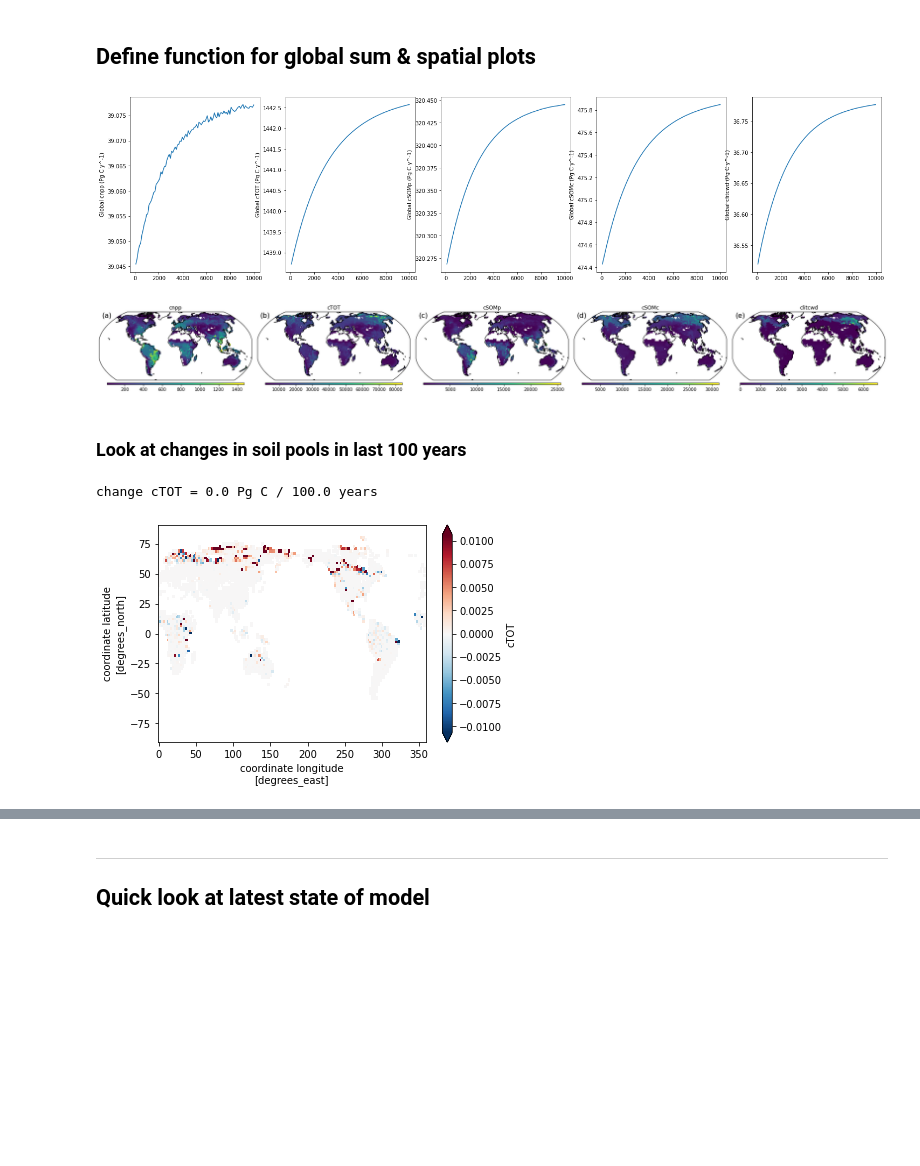
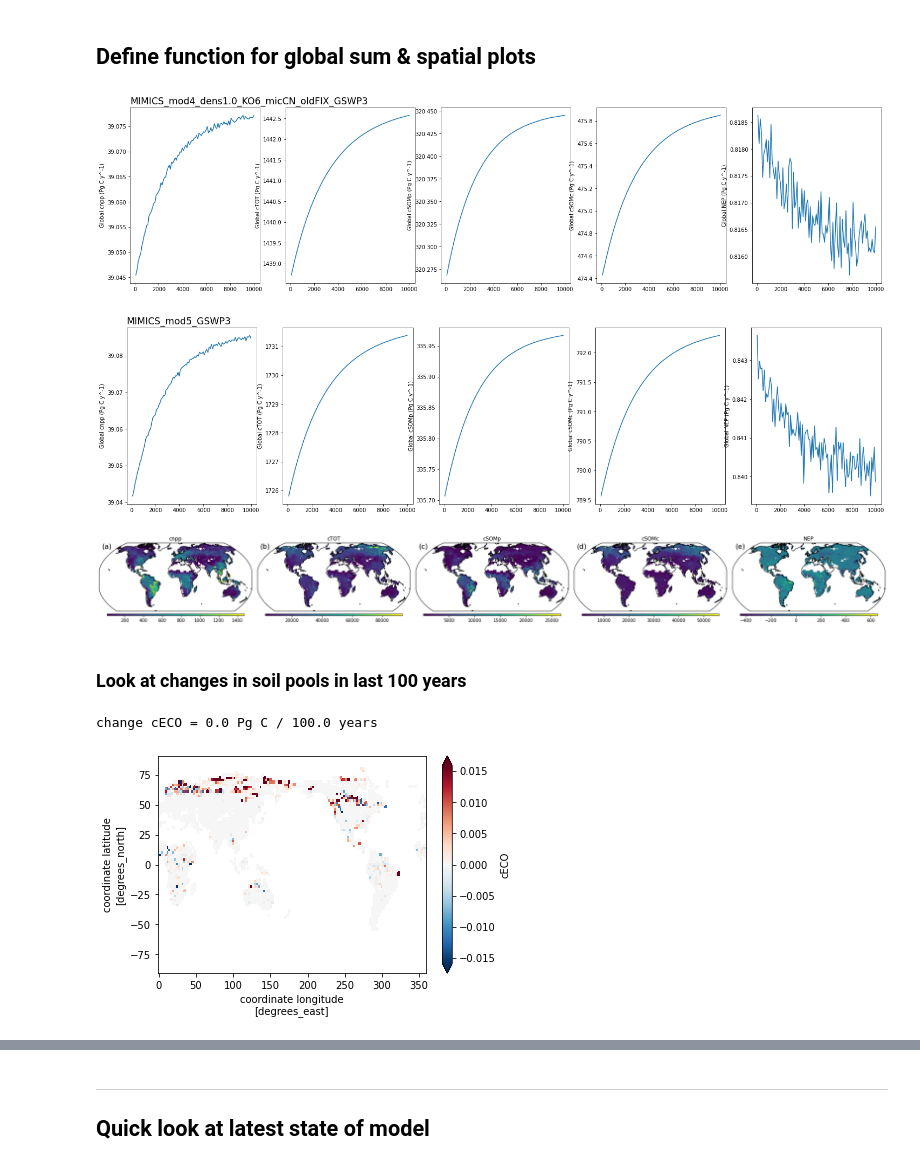
Before and after one commit to wwieder/biogeochem_testbed, a Jupyter notebook: analysis_code/CheckSpinup.ipynb, the cells around one changed output, grey strips where cells are left out. Saved outputs shown, nothing was run; the diff lists cells and outputs as text; code cells hidden in the pictures; blank space fills up the shorter version.

```diff
--- a/analysis_code/CheckSpinup.ipynb
+++ b/analysis_code/CheckSpinup.ipynb
@@ -93,0 +63,15 @@ print('-- read in dataset -- ')
+# %%
+#some logicals to use later on
+model = 'mim'
+CN = True
+compare = True   #to compare & plot two cases
+
+path = '/project/tss/wwieder/biogeochem_testbed_1.1/'
+sim  = 'MIMICS_mod5_GSWP3'  #'CASACNP_mod4_GSWP3'
+sim2 = 'MIMICS_mod4_dens1.0_KO6_micCN_oldFIX_GSWP3'  #second case to compare  with
+
+if CN == True:
+    case  = 'GRID_CN/'+sim+ '/OUTPUT_CN/SPIN2/'
+    case2 = 'GRID_CN/'+sim2+'/OUTPUT_CN/SPIN2/'
+else:
+    case = 'GRID_CN/'+sim+'/OUTPUT_C/SPIN2/'
@@ -93,0 +105,9 @@ print('-- read in dataset -- ')
+# %%
+# sum soil C & N pools
+# mask out low productivity cells
+minNPP = 10
+ds = utils.sum_pools(ds, model)
+ds = ds.where(ds['cnpp']>minNPP)
+if compare == True:
+    ds2 = utils.sum_pools(ds2, model)
+    ds2 = ds2.where(ds2['cnpp']>minNPP)
@@ -95,7 +119,7 @@ print('-- read in dataset -- ')
 ## Define function for global sum & spatial plots
 # %%
 area = ds.landarea.isel(time=-1) *1e6
-def globalSum ( dsIn, var, area=area, time=1, conversion=1e-15, units=None, plot=True ):
+def globalSum (dsIn, var, area=area, time=0, conversion=1e-15, units=None, plot=True, Round=False, sim=sim ):
     "Global weighted sum of fluxes & states"
     temp = dsIn[var] * area
     temp = temp.sum(dim=('lat','lon')) * conversion
@@ -104,8 +128,12 @@ def globalSum ( dsIn, var, area=area, time=1, conversion=1e-15, units=None, plot
         for i in range(len(var)):
             plt.subplot(1, len(var), (1+i))
             plt.ylabel('Global '+var[i]+' (Pg C y^-1)')
-            plt.plot(temp['time'], temp[var[i]]);
-
+            if i == 0:
+                plt.title(sim,loc='left', fontsize='xx-large')
+            if Round==True:
+                plt.plot(temp['time'], temp[var[i]].round(2));
+            else:
+                plt.plot(temp['time'], temp[var[i]]);
     else:
         for i in range(len(var)):
             print('global '+var[i]+' '+str(np.round(temp[var[i]].isel(time=-1).values,1) )+' Pg C')
@@ -138,38 +166,42 @@ def map_function(da, cb=0, panel=None, cmap=None, ax=None,
 panel = ['(a)','(b)','(c)','(d)','(e)','(f)','(g)','(h)','(i)','(j)','(k)','(l)']
 # %%
 if model == 'mim':
-    Cvars =['cnpp','cTOT','cSOMp','cSOMc','clitcwd']
+    Cvars =['cnpp','cTOT','cSOMp','cSOMc','NEP']
 else:
     Cvars =['cnpp','cTOT','clitcwd']
 
-globalSum(ds,Cvars, plot=True)
+if compare == True:
+    globalSum(ds2,Cvars, plot=True, Round=False, sim=sim2)
+
+globalSum(ds,Cvars, plot=True, Round=False, sim=sim)
 
 # Now call the map_function
 fig, axes = plt.subplots(nrows=1, ncols=len(Cvars), figsize=((5*len(Cvars)),6), constrained_layout=True,
                          subplot_kw=dict(projection=ccrs.Robinson()))
 
 for index, ax in np.ndenumerate(axes):
     i = index[0]
     # there are various ways to do this part, index in this case is a tuple (ie `(0, 0)`)
     da = ds[Cvars[index[0]]].isel(time=-1)
     map_function(da, panel=panel[i], ax=ax, title=Cvars[index[0]], cb=2)
 # %% [output]
-[figure, old version]
+[figure, new version]
-[figure, old version]
+[figure, new version]
+[figure, added]
 # %% [markdown]
 ### Look at changes in soil pools in last 100 years
 # %%
 d_ds = (ds.isel(time=-1) - ds.isel(time=-2)) / (ds.time.isel(time=-1) - ds.time.isel(time=-2) )
 f_ds = d_ds/ds.isel(time=-1)*100
-d_ds['cTOT'].plot(robust=True);
+d_ds['cECO'].plot(robust=True);
 
 #ds['cTOT'].isel(time=-1).plot(robust=True)
 
-temp = d_ds['cTOT'] * area
+temp = d_ds['cECO'] * area
 temp = temp.sum(dim=('lat','lon')) * 1e-15
 dtime = (ds.time.isel(time=-1) - ds.time.isel(time=-2))
 
-print('change cTOT = '+str(np.round(temp.values,3))+' Pg C / '+str(dtime.values)+' years ')
+print('change cECO = '+str(np.round(temp.values,3))+' Pg C / '+str(dtime.values)+' years ')
 # %% [output]
-change cTOT = 0.0 Pg C / 100.0 years
+change cECO = 0.0 Pg C / 100.0 years
-[figure, old version]
+[figure, new version]
```
Also changed, not shown: parts of 39 cells of this notebook, 1 other file.
